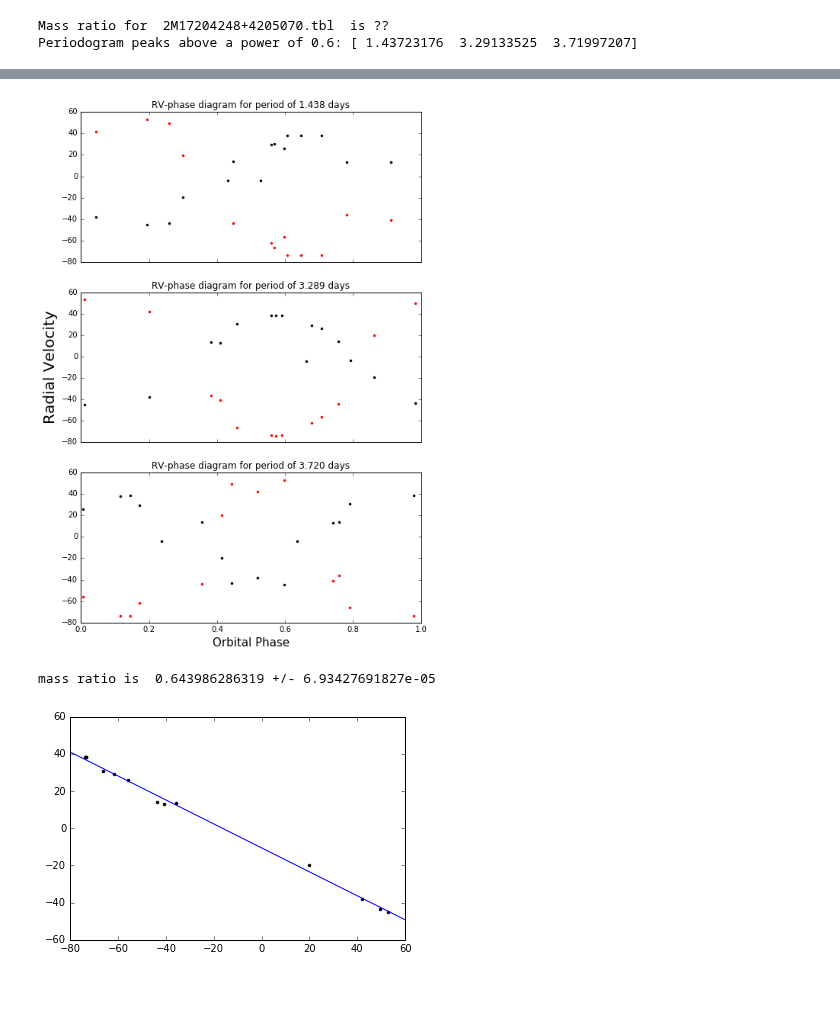
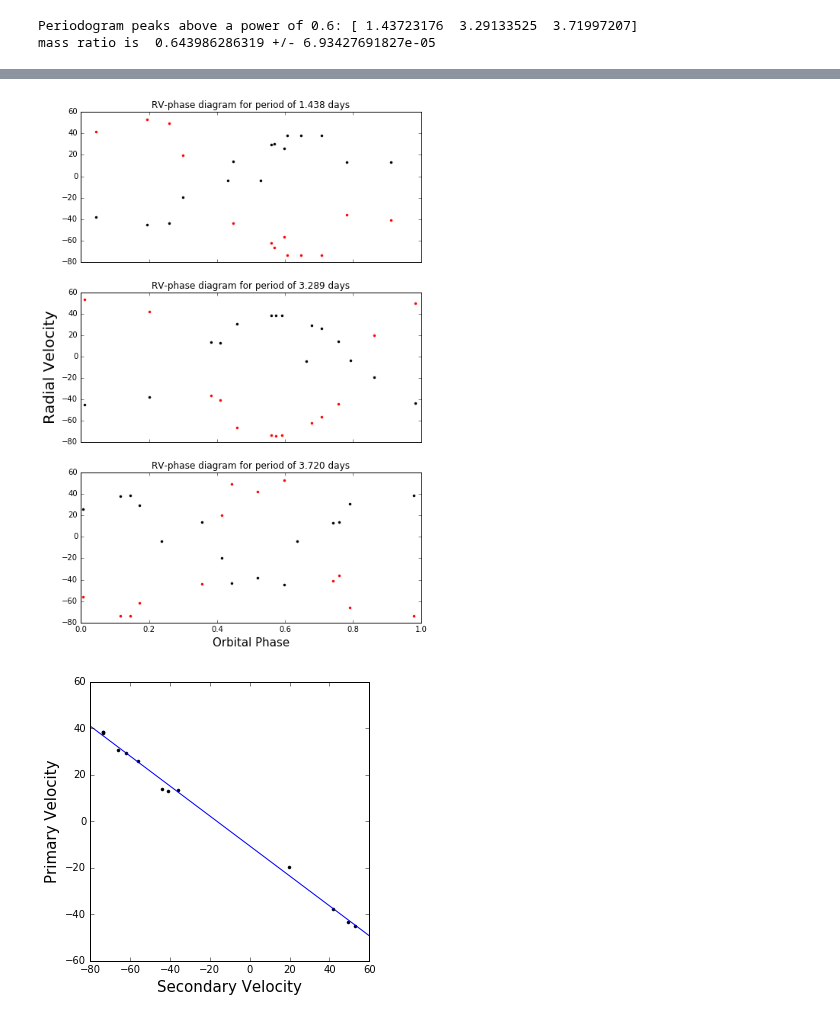
Before and after one commit to jacob-i-skinner/Orbit-Fitting, a Jupyter notebook: 2M17204248+4205070.ipynb, the cells around one changed output, grey strips where cells are left out. Drawn from its saved outputs; the diff is of its cells as text; code cells hidden in the pictures; blank space fills up the shorter version.

```diff
--- a/2M17204248+4205070.ipynb
+++ b/2M17204248+4205070.ipynb
@@ -41,60 +41,60 @@ for i in range(0, len(JD)-1):
 # plot the results
 x, y  = periodogram(JDp, RVp, samples, max_period)
 y2    = periodogram(JDs, RVs, samples, max_period)[1]
 y3,y4 = dataWindow(JDp, samples, max_period)[1], dataWindow(JDs, samples, max_period)[1]
 
 fig, ((ax1,ax4),(ax2,ax5),(ax3,ax6)) = plt.subplots(3, 2, sharex='col', sharey='row')
 ax1.plot(x, y, 'k')
 ax1.set_title('Periodograms: Primary')
 ax1.set_xlim(1/24, max_period)
 ax4.set_xlim(1/24, max_period)
 ax2.plot(x, y2, 'k')
 ax2.set_title('Secondary')
 ax3.plot(x, y*y2, 'k')
 ax3.set_title('Product Periodogram')
 ax4.plot(x, y3, 'k')
 ax4.set_title('Primary Data Window')
 ax5.plot(x, y4, 'k')
 ax5.set_title('Secondary Data Window')
 ax6.plot(x, y3*y4, 'k')
 ax6.set_title('Product Data Window')
 ax3.set_xlabel('Period (days)', size='15')
 ax6.set_xlabel('Period (days)', size='15')
 ax2.set_ylabel('Normalized Lomb-Scargle Power', size='20')
 fig.set_figheight(10)
 fig.set_figwidth(15)
 #plt.savefig(filename + ' periodogram.pdf')
-print('Mass ratio for ', filename, ' is ??')
 print('Periodogram peaks above a power of 0.6:',maxima(0.6, x, y, y2))
+
+fig, ((ax1),(ax2),(ax3)) = plt.subplots(3,1, sharex='col', sharey='row')
+ax1.plot(phases(maxima(0.6, x, y, y2)[0], 0, JDp), RVp, 'k.')
+ax1.plot(phases(maxima(0.6, x, y, y2)[0], 0, JDs), RVs, 'r.')
+ax1.set_title('RV-phase diagram for period of 1.438 days')
+ax2.plot(phases(maxima(0.6, x, y, y2)[1], 0, JDp), RVp, 'k.')
+ax2.plot(phases(maxima(0.6, x, y, y2)[1], 0, JDs), RVs, 'r.')
+ax2.set_title('RV-phase diagram for period of 3.289 days')
+ax3.plot(phases(maxima(0.6, x, y, y2)[2], 0, JDp), RVp, 'k.')
+ax3.plot(phases(maxima(0.6, x, y, y2)[2], 0, JDs), RVs, 'r.')
+ax3.set_title('RV-phase diagram for period of 3.720 days')
+ax3.set_xlabel('Orbital Phase', size='15')
+ax2.set_ylabel('Radial Velocity', size='20')
+fig.set_figheight(12)
+fig.set_figwidth(8)
+#plt.savefig(filename + ' RV-phase diagram.pdf')
+
+mass_ratio, intercept, r_squared, standard_error, slope_error = massRatio(RVs,RVp, system)
+p = [datum[1] for datum in system if not np.isnan(datum[1]+datum[2])]
+s = [datum[2] for datum in system if not np.isnan(datum[1]+datum[2])]
+fig = plt.figure(figsize=(5,5))
+ax = plt.subplot(111)
+ax.plot(s, p, 'k.')
+ax.plot(np.array([-80, 60]), -mass_ratio*np.array([-80, 60])+intercept)
+ax.set_ylabel('Primary Velocity', size='15')
+ax.set_xlabel('Secondary Velocity', size='15')
+print('mass ratio is ', mass_ratio, "+/-", slope_error)
 # %% [output]
-Mass ratio for  2M17204248+4205070.tbl  is ??
 Periodogram peaks above a power of 0.6: [ 1.43723176  3.29133525  3.71997207]
+mass ratio is  0.643986286319 +/- 6.93427691827e-05
 [figure]
+[figure, added]
+[figure, added]
-# %%
-fig, ((ax1),(ax2),(ax3)) = plt.subplots(3,1, sharex='col', sharey='row')
-ax1.plot(phases(maxima(0.6, x, y, y2)[0], 0, JDp), RVp, 'k.')
-ax1.plot(phases(maxima(0.6, x, y, y2)[0], 0, JDs), RVs, 'r.')
-ax1.set_title('RV-phase diagram for period of 1.438 days')
-ax2.plot(phases(maxima(0.6, x, y, y2)[1], 0, JDp), RVp, 'k.')
-ax2.plot(phases(maxima(0.6, x, y, y2)[1], 0, JDs), RVs, 'r.')
-ax2.set_title('RV-phase diagram for period of 3.289 days')
-ax3.plot(phases(maxima(0.6, x, y, y2)[2], 0, JDp), RVp, 'k.')
-ax3.plot(phases(maxima(0.6, x, y, y2)[2], 0, JDs), RVs, 'r.')
-ax3.set_title('RV-phase diagram for period of 3.720 days')
-ax3.set_xlabel('Orbital Phase', size='15')
-ax2.set_ylabel('Radial Velocity', size='20')
-fig.set_figheight(12)
-fig.set_figwidth(8)
-#plt.savefig(filename + ' RV-phase diagram.pdf')
-# %% [output]
-[figure, removed]
-# %%
-mass_ratio, intercept, r_squared, standard_error, slope_error = massRatio(RVs,RVp, system)
-p = [datum[1] for datum in system if not np.isnan(datum[1]+datum[2])]
-s = [datum[2] for datum in system if not np.isnan(datum[1]+datum[2])]
-plt.plot(s, p, 'k.')
-plt.plot(np.array([-80, 60]), -mass_ratio*np.array([-80, 60])+intercept)
-print('mass ratio is ', mass_ratio, "+/-", slope_error)
-# %% [output]
-mass ratio is  0.643986286319 +/- 6.93427691827e-05
-[figure, removed]
```
Also changed, not shown: 4 other files.
